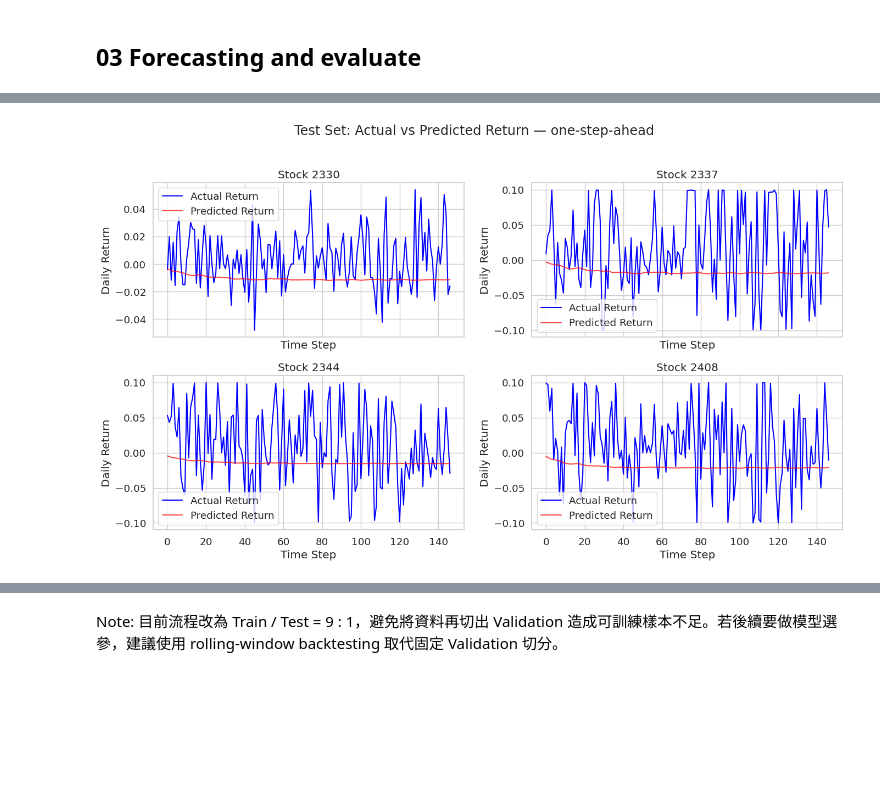
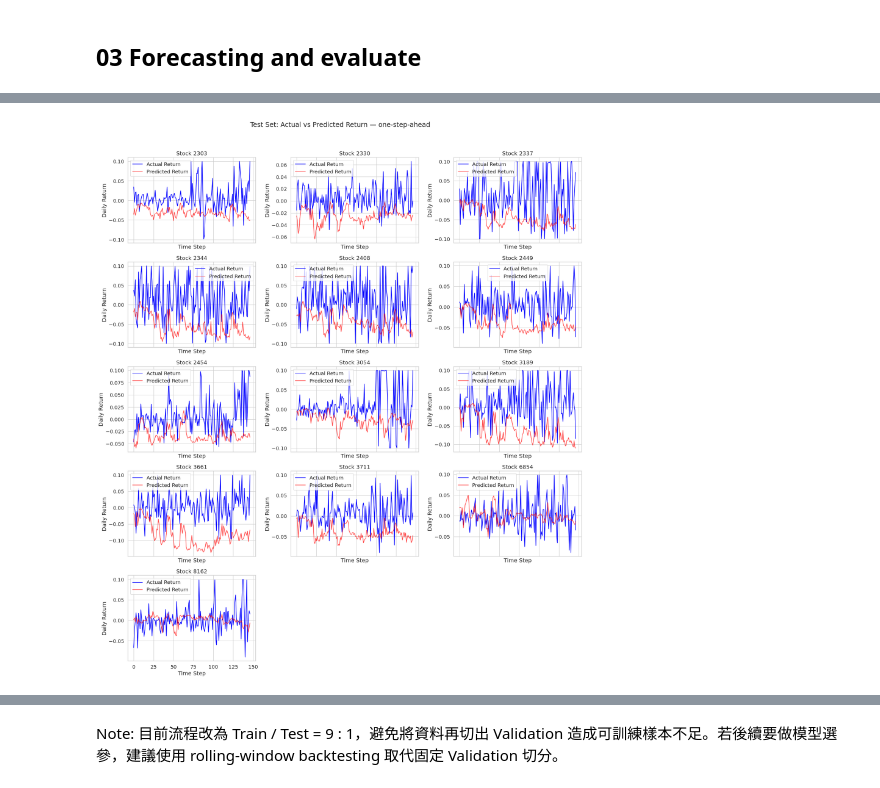
Before and after one commit to Chu-c-git/Automated_Trading_System, a Jupyter notebook: backend/model/LSTM_multi_stock.ipynb, the cells around one changed output, grey strips where cells are left out. Cells and saved outputs as stored; diff of their text form; code cells hidden in the pictures; blank space fills up the shorter version.

```diff
--- a/backend/model/LSTM_multi_stock.ipynb
+++ b/backend/model/LSTM_multi_stock.ipynb
@@ -236,14 +243,15 @@ Index(['close_2330', 'close_2337', 'close_2344', 'close_2408', 'ret_2330',
 # %%
 # Scale features and targets (returns)
-x_scaler = MinMaxScaler(feature_range=(0, 1))
+x_scaler = StandardScaler()
 df_X_train_scaled = x_scaler.fit_transform(df_X_train.values)
 df_X_test_scaled  = x_scaler.transform(df_X_test.values)
 
-y_scaler = MinMaxScaler(feature_range=(0, 1))
+y_scaler = StandardScaler()
 df_y_train_scaled = y_scaler.fit_transform(df_y_train.values)
 df_y_test_scaled  = y_scaler.transform(df_y_test.values)
 
-ret_scales  = y_scaler.data_max_ - y_scaler.data_min_   # return 的 scaling range
+# ret_scales  = y_scaler.data_max_ - y_scaler.data_min_   # return 的 scaling range
+ret_scales  = y_scaler.scale_   # return 的 scaling factor (std)
 stock_codes = [int(col.split('_')[1]) for col in target_cols]
 
 print('X_train_scaled shape:', df_X_train_scaled.shape)
@@ -331,7 +339,7 @@ def evaluate_metrics(model, data_loader, y_scaler, device):
     with torch.no_grad():
         for X_batch, y_batch in data_loader:
             preds_scaled.append(model(X_batch.to(device)).cpu().numpy())
-            trues_scaled.append(y_batch.numpy())  # y_batch is never on GPU
+            trues_scaled.append(y_batch.numpy())
     preds_inv = y_scaler.inverse_transform(np.concatenate(preds_scaled))
     trues_inv = y_scaler.inverse_transform(np.concatenate(trues_scaled))
     rmse = np.sqrt(np.mean((preds_inv - trues_inv) ** 2, axis=0))
@@ -340,8 +348,13 @@ def evaluate_metrics(model, data_loader, y_scaler, device):
     return rmse, r2
 
 def plot_predictions(true_ret, pred_ret, stock_codes, split_name):
-    fig, axes = plt.subplots(2, 2, figsize=(14, 8), sharex=True)
-    for ax, i, code in zip(axes.flatten(), range(len(stock_codes)), stock_codes):
+    n = len(stock_codes)
+    ncols = 3
+    nrows = math.ceil(n / ncols)
+    fig, axes = plt.subplots(nrows, ncols, figsize=(6 * ncols, 4 * nrows), sharex=True)
+    axes_flat = np.array(axes).flatten()
+    for i, code in enumerate(stock_codes):
+        ax = axes_flat[i]
         ax.plot(true_ret[:, i], label='Actual Return',    color='blue')
         ax.plot(pred_ret[:, i], label='Predicted Return', color='red', alpha=0.7)
         ax.set_title(f'Stock {code}')
@@ -349,6 +362,8 @@ def plot_predictions(true_ret, pred_ret, stock_codes, split_name):
         ax.set_ylabel('Daily Return')
         ax.grid(True)
         ax.legend()
+    for j in range(i + 1, len(axes_flat)):
+        axes_flat[j].set_visible(False)
     plt.suptitle(f'{split_name}: Actual vs Predicted Return — one-step-ahead', y=1.02)
     plt.tight_layout()
     plt.show()
@@ -441,28 +456,47 @@ plt.show()
 # %% [markdown]
 ## 03 Forecasting and evaluate
 # %%
-def recursive_forecast(model, seed_X_scaled, n_steps, y_scaler, last_close, device):
+def recursive_forecast(model, seed_X_scaled, n_steps, x_scaler, y_scaler,
+                        last_close, feature_cols, device):
     """
     Autoregressively predicts n_steps days of returns then converts to prices.
-    Assumes feature layout: cols [0..n_stocks-1]=close, cols [n_stocks..2*n_stocks-1]=ret
+
+    Column layout in feature_df (and thus x_scaler):
+      [0  .. n_stocks-1]               → close_*
+      [n_stocks .. n_stocks*(1+E)-1]   → extra cols (open/high/low/...) × n_stocks, E groups
+      [n_stocks*(1+E) .. *2+E-1]       → ret_*
+      [...] → market_mean_close, market_mean_ret, rel_close_*
+
+    Only close and ret blocks are updated each step; other columns stay at their
+    last known value (can't be auto-regressed from predicted return alone).
     """
-    n_stocks      = y_scaler.n_features_in_
-    ret_col_start = n_stocks
+    n_stocks = y_scaler.n_features_in_
     model.eval()
-    window = seed_X_scaled.copy()
-    current_close_scaled = window[-1, :n_stocks].copy()
+    window        = seed_X_scaled.copy()
+    current_close = last_close.copy().astype(float)
+
+    # Locate close and ret column indices by name
+    close_idx = [feature_cols.index(c) for c in feature_cols if c.startswith('close_')]
+    ret_idx   = [feature_cols.index(c) for c in feature_cols if c.startswith('ret_')]
+
+    x_mean_close  = x_scaler.mean_[close_idx]
+    x_scale_close = x_scaler.scale_[close_idx]
+
     forecasts_scaled = []
     with torch.no_grad():
         for _ in range(n_steps):
-            x = torch.tensor(window, dtype=torch.float32).unsqueeze(0).to(device)
+            x           = torch.tensor(window, dtype=torch.float32).unsqueeze(0).to(device)
             pred_scaled = model(x).cpu().numpy()[0]
             forecasts_scaled.append(pred_scaled)
+
+            actual_ret    = y_scaler.inverse_transform(pred_scaled.reshape(1, -1))[0]
+            current_close = current_close * (1 + actual_ret)
+
+            # Roll window forward and update only close + ret; other cols stay frozen
             window = np.roll(window, -1, axis=0)
-            window[-1, ret_col_start:ret_col_start + n_stocks] = pred_scaled
-            # 同步更新 close 欄：close_t+1 ≈ close_t × (1 + ret)（在 scaled 空間近似）
-            current_close_scaled = current_close_scaled + pred_scaled * current_close_scaled
-            current_close_scaled = np.clip(current_close_scaled, 0, 1)
-            window[-1, :n_stocks] = current_close_scaled
+            window[-1, close_idx] = (current_close - x_mean_close) / x_scale_close
+            window[-1, ret_idx]   = pred_scaled
+
     rets   = y_scaler.inverse_transform(np.array(forecasts_scaled))
     prices = np.cumprod(1 + rets, axis=0) * last_close
     return rets, prices
@@ -470,7 +504,6 @@ def recursive_forecast(model, seed_X_scaled, n_steps, y_scaler, last_close, devi
 # ── Test set evaluation ──────────────────────────────────────────────────────
 test_rmse, test_r2 = evaluate_metrics(model, test_loader, y_scaler, device)
 
-# Collect predictions for plotting
 model.eval()
 preds_s, trues_s = [], []
 with torch.no_grad():
@@ -488,21 +521,20 @@ print(f'Average R²  : {test_r2.mean():.4f}')
 
 plot_predictions(test_true_ret, test_pred_ret, stock_codes, 'Test Set')
 
-# ── Autoregressive 7-day forecast from last test window ──────────────────────
-FORECAST_HORIZON = 7
+# ── 1-day forecast from last test window ──────────────────────────────────────
+FORECAST_HORIZON = 1
 seed       = X_test_np[-1]
 last_close = df_test[close_wide.columns].iloc[-1].values
 
 forecast_rets, forecast_prices = recursive_forecast(
-    model, seed, FORECAST_HORIZON, y_scaler, last_close, device
+    model, seed, FORECAST_HORIZON, x_scaler, y_scaler,
+    last_close, feature_cols, device
 )
 
-print(f'\nAutoregressive forecast for next {FORECAST_HORIZON} days:')
+print(f'\nForecast for next {FORECAST_HORIZON} day:')
 print(f'  Starting close: {dict(zip(stock_codes, last_close.round(1)))}')
-print(f'  {"Day":<6}  ' + '  '.join(f'{c:>10}' for c in stock_codes))
-for day, (rets, prices) in enumerate(zip(forecast_rets, forecast_prices), 1):
-    ret_str   = '  '.join(f'{r*100:>+8.2f}%' for r in rets)
-    price_str = '  '.join(f'{p:>10.1f}' for p in prices)
-    print(f'  Day+{day:<2}  ret: {ret_str}   price: {price_str}')
+print("預測的 return：")
+for day, rets in enumerate(forecast_rets, 1):
+    print(f"  Day+{day}: " + "  ".join(f"{c}:{r*100:+.2f}%" for c, r in zip(stock_codes, rets)))
 # %% [output]
 Test metrics by stock (one-step-ahead, return):
@@ -515 +556 @@ Average R²  : -0.3478
-[figure, old version]
+[figure, new version]
```
Also changed, not shown: parts of 18 cells of this notebook, 4 other files.
